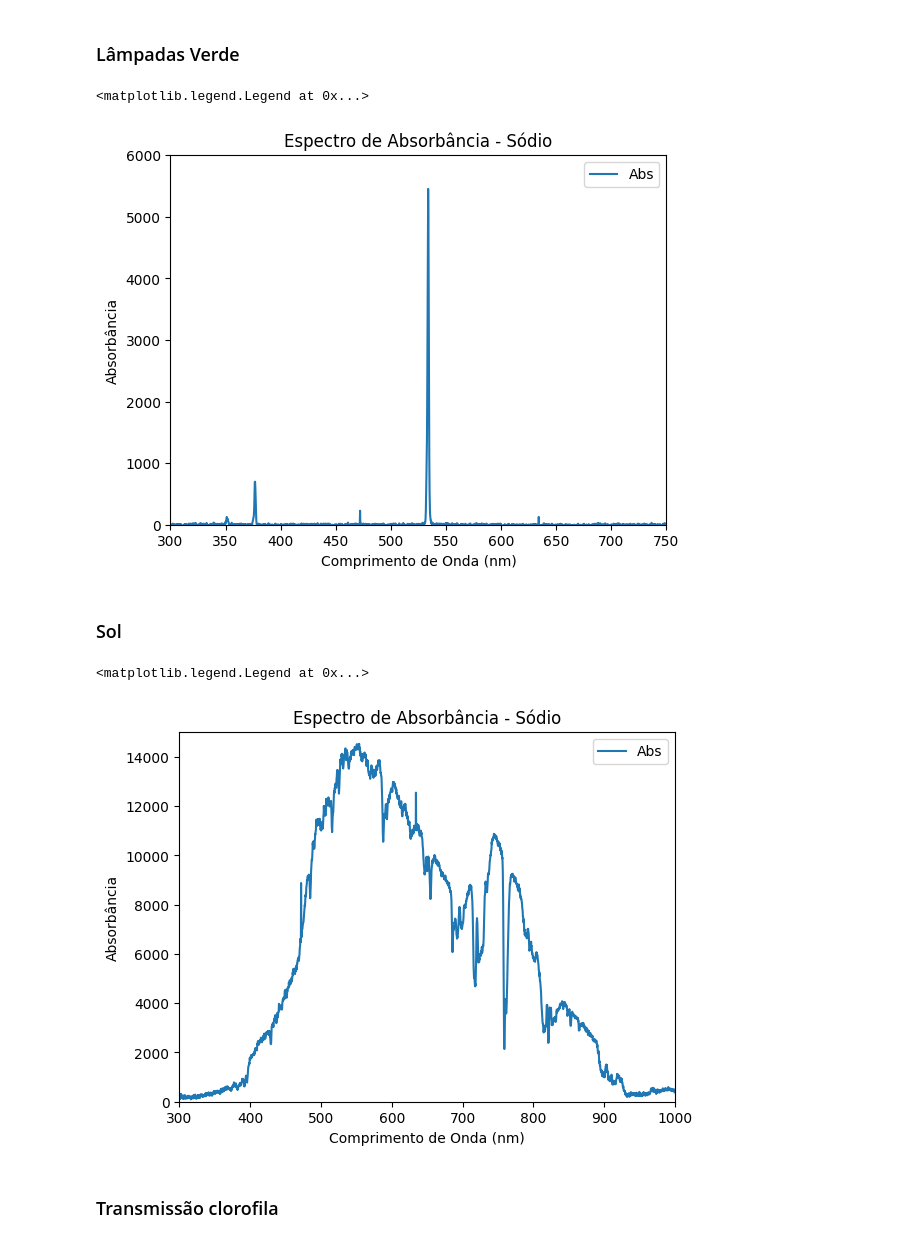
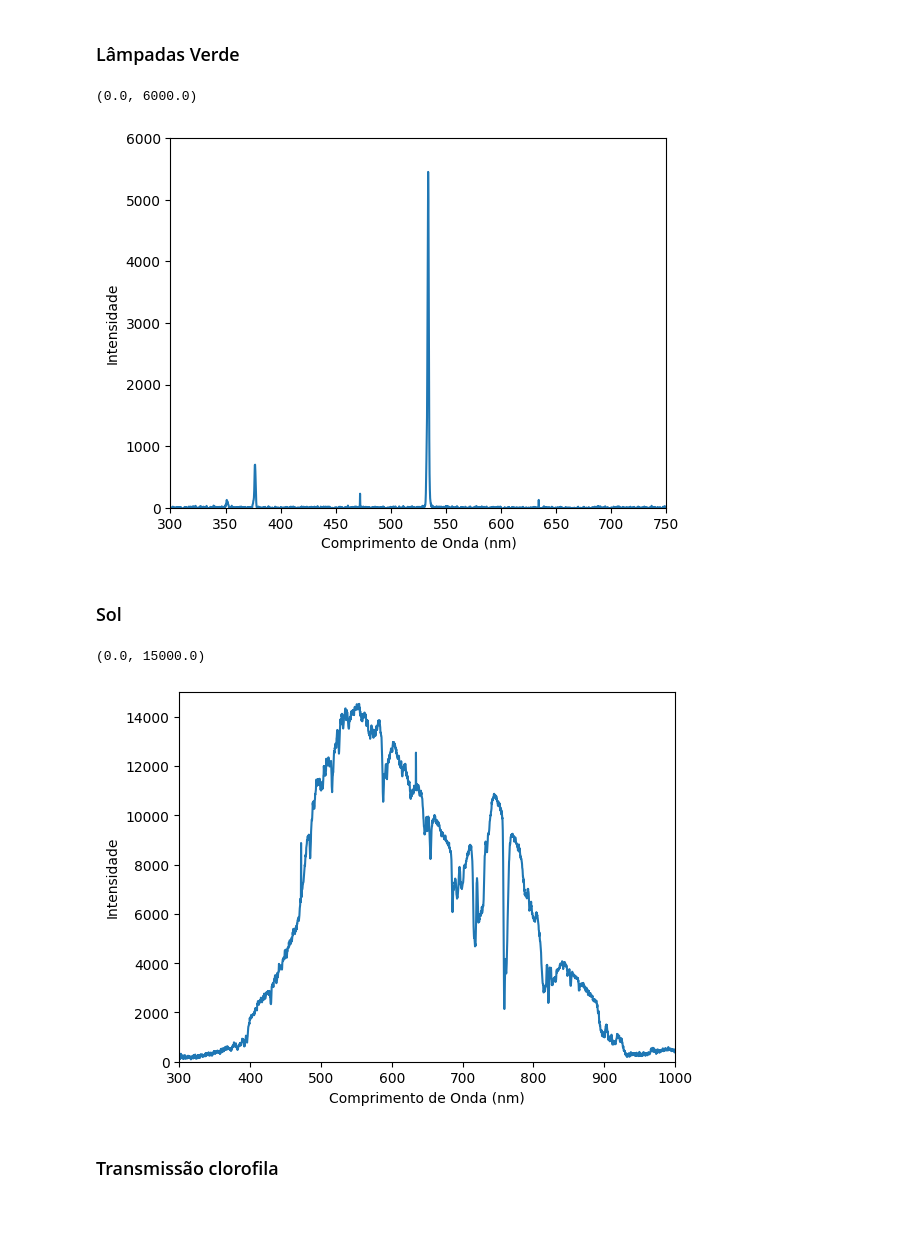
Before and after one commit to triquesgabriel/Espectroscopia-Optica-Avancada, a Jupyter notebook: Espec_Opt_Avan.ipynb, the cells around one changed output. Saved outputs shown, nothing was run; the diff lists cells and outputs as text; code cells hidden in the pictures; blank space fills up the shorter version.

```diff
--- a/Espec_Opt_Avan.ipynb
+++ b/Espec_Opt_Avan.ipynb
@@ -277,38 +243,35 @@ lampadaverde = pd.read_csv('lampadaverde.txt',
                  names = ['Comprimento de onda', 'Abs'],
                  skipfooter=1,
                  engine='python')
-lampadaverde.plot(x = 'Comprimento de onda', y = 'Abs')
+lampadaverde.plot(x = 'Comprimento de onda', y = 'Abs', legend = False)
 
-plt.title('Espectro de Absorbância - Sódio')
 plt.xlabel('Comprimento de Onda (nm)')
-plt.ylabel('Absorbância')
+plt.ylabel('Intensidade')
 plt.xlim(300, 750)
 plt.ylim(0, 6000)
-plt.legend()
 # %% [output]
-<matplotlib.legend.Legend at 0x...>
+(0.0, 6000.0)
-[figure, old version]
+[figure, new version]
 # %% [markdown]
 ### Sol
 # %%
 sol = pd.read_csv('sol.txt',
                  sep='\s+',
                  skiprows = 17,
                  decimal = ',',
                  names = ['Comprimento de onda', 'Abs'],
                  skipfooter=1,
                  engine='python')
-sol.plot(x = 'Comprimento de onda', y = 'Abs')
+sol.plot(x = 'Comprimento de onda', y = 'Abs', legend = False)
 
-plt.title('Espectro de Absorbância - Sódio')
+
 plt.xlabel('Comprimento de Onda (nm)')
-plt.ylabel('Absorbância')
+plt.ylabel('Intensidade')
 plt.xlim(300, 1000)
 plt.ylim(0, 15000)
-plt.legend()
 # %% [output]
-<matplotlib.legend.Legend at 0x...>
+(0.0, 15000.0)
-[figure, old version]
+[figure, new version]
 # %% [markdown]
 ### Transmissão clorofila
 # %%
```
Also changed, not shown: parts of 17 cells of this notebook.
